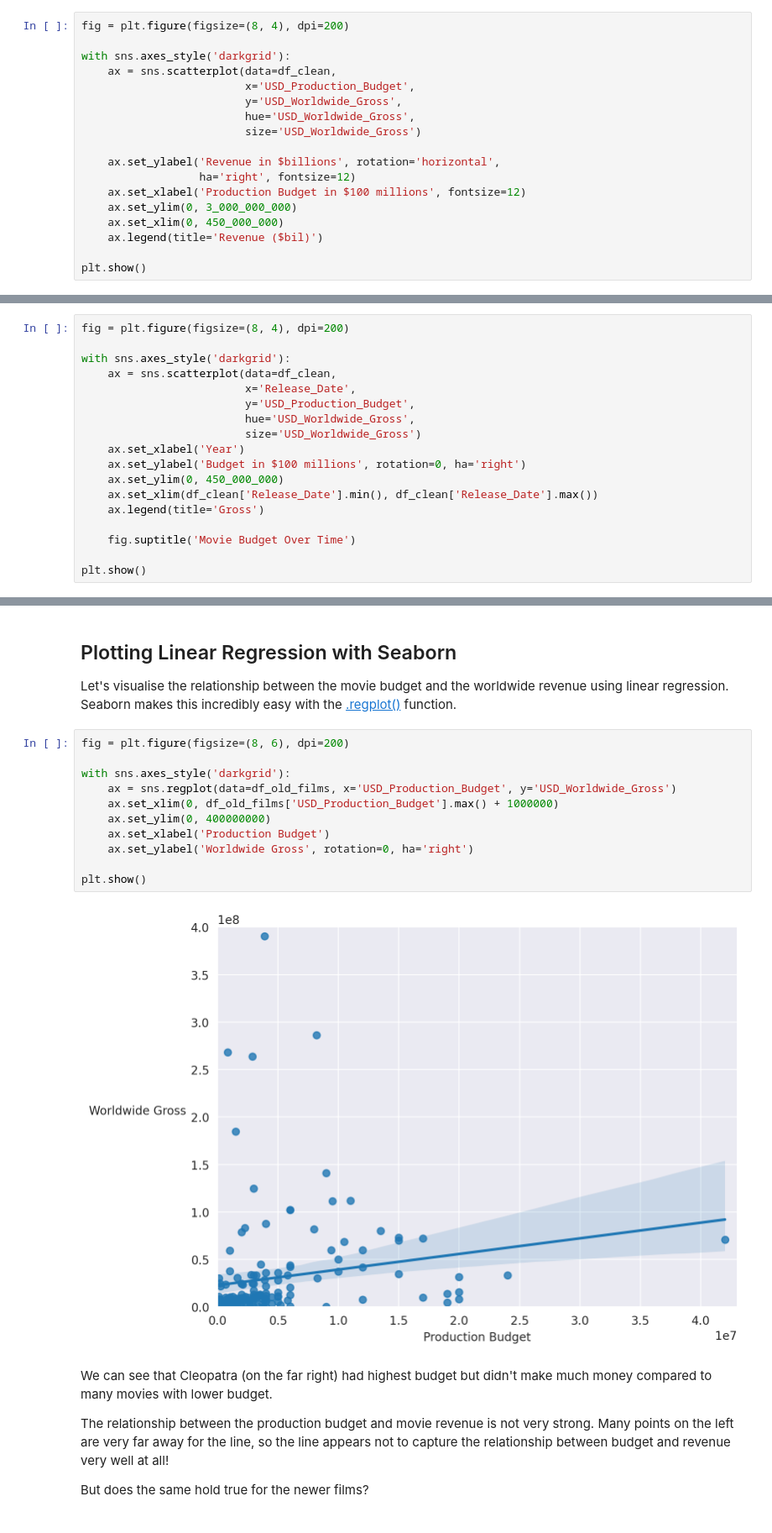
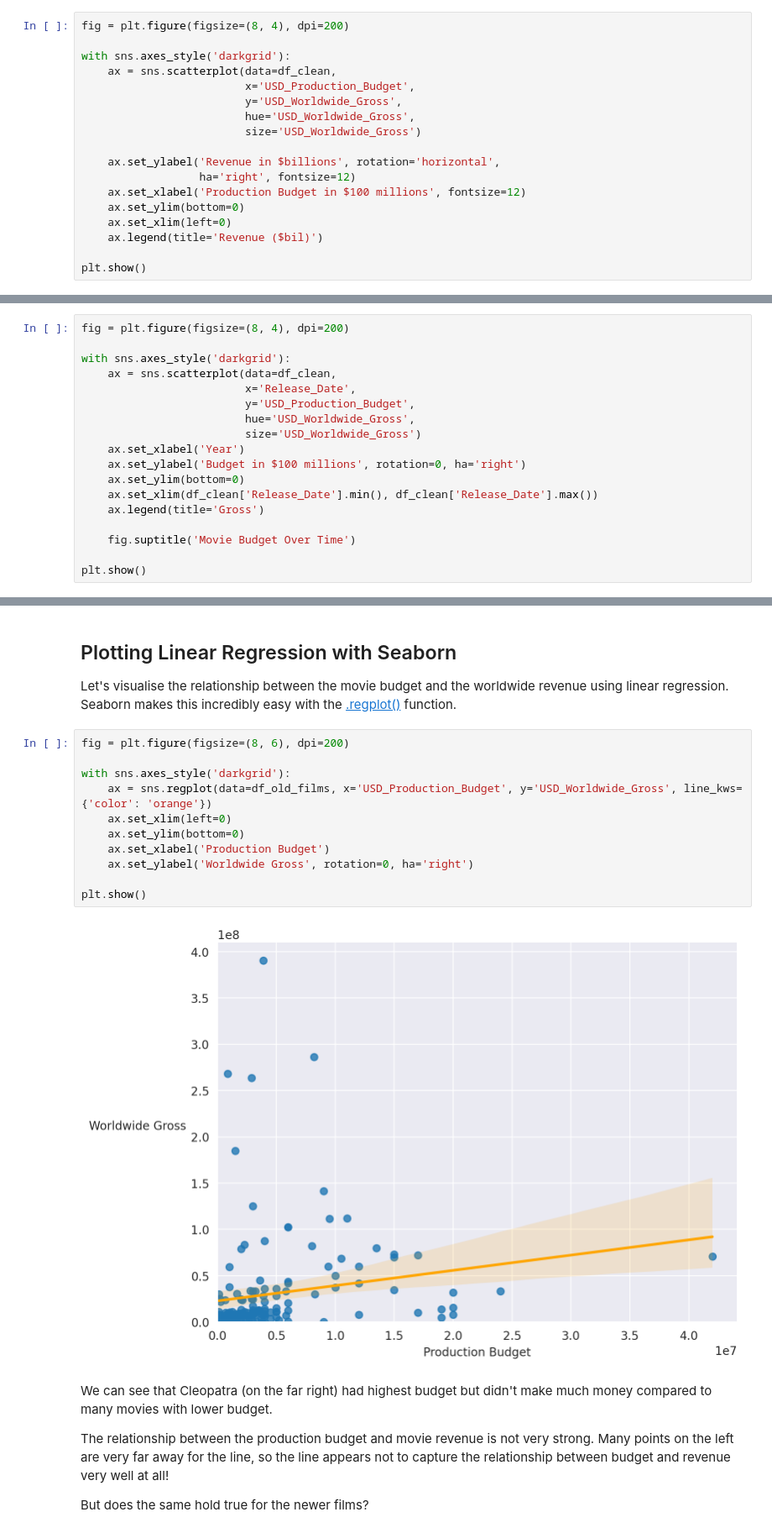
Before and after one commit to Chau-Ngoc/analyze-movie-revenue, a Jupyter notebook: analyze-movie-revenue.ipynb, the cells around one changed output, grey strips where cells are left out. Shown at 84% size. Cells and saved outputs as stored; diff of their text form.

```diff
--- a/analyze-movie-revenue.ipynb
+++ b/analyze-movie-revenue.ipynb
@@ -292,8 +295,8 @@ with sns.axes_style('darkgrid'):
     ax.set_ylabel('Revenue in $billions', rotation='horizontal',
                   ha='right', fontsize=12)
     ax.set_xlabel('Production Budget in $100 millions', fontsize=12)
-    ax.set_ylim(0, 3_000_000_000)
-    ax.set_xlim(0, 450_000_000)
+    ax.set_ylim(bottom=0)
+    ax.set_xlim(left=0)
     ax.legend(title='Revenue ($bil)')
 
 plt.show()
@@ -310,7 +313,7 @@ with sns.axes_style('darkgrid'):
                          size='USD_Worldwide_Gross')
     ax.set_xlabel('Year')
     ax.set_ylabel('Budget in $100 millions', rotation=0, ha='right')
-    ax.set_ylim(0, 450_000_000)
+    ax.set_ylim(bottom=0)
     ax.set_xlim(df_clean['Release_Date'].min(), df_clean['Release_Date'].max())
     ax.legend(title='Gross')
 
@@ -392,16 +395,16 @@ Let's visualise the relationship between the movie budget and the worldwide reve
 # %%
 fig = plt.figure(figsize=(8, 6), dpi=200)
 
 with sns.axes_style('darkgrid'):
-    ax = sns.regplot(data=df_old_films, x='USD_Production_Budget', y='USD_Worldwide_Gross')
-    ax.set_xlim(0, df_old_films['USD_Production_Budget'].max() + 1000000)
-    ax.set_ylim(0, 400000000)
+    ax = sns.regplot(data=df_old_films, x='USD_Production_Budget', y='USD_Worldwide_Gross', line_kws={'color': 'orange'})
+    ax.set_xlim(left=0)
+    ax.set_ylim(bottom=0)
     ax.set_xlabel('Production Budget')
     ax.set_ylabel('Worldwide Gross', rotation=0, ha='right')
 
 plt.show()
 # %% [output]
-[figure, old version]
+[figure, new version]
 # %% [markdown]
 We can see that Cleopatra (on the far right) had highest budget but didn't make much money compared to many movies with lower budget.
 
```
Also changed, not shown: parts of 13 cells of this notebook.
